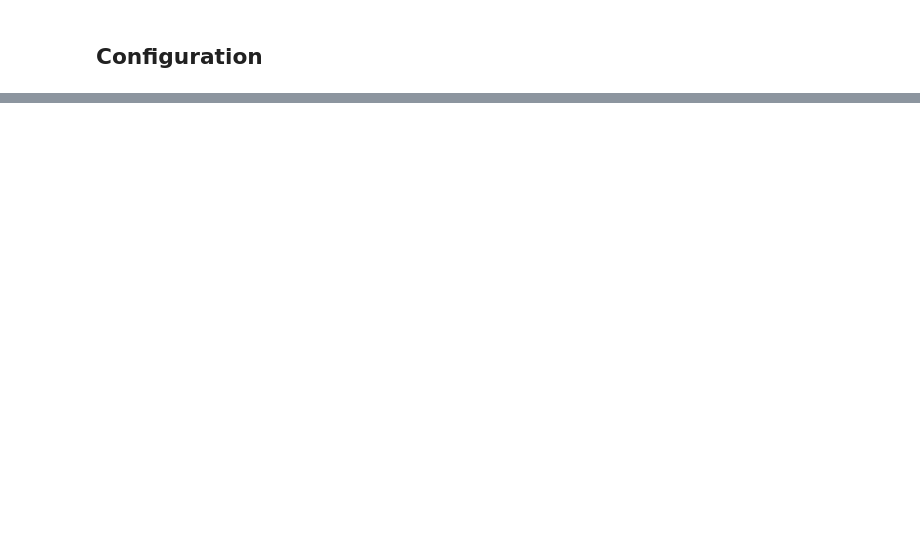
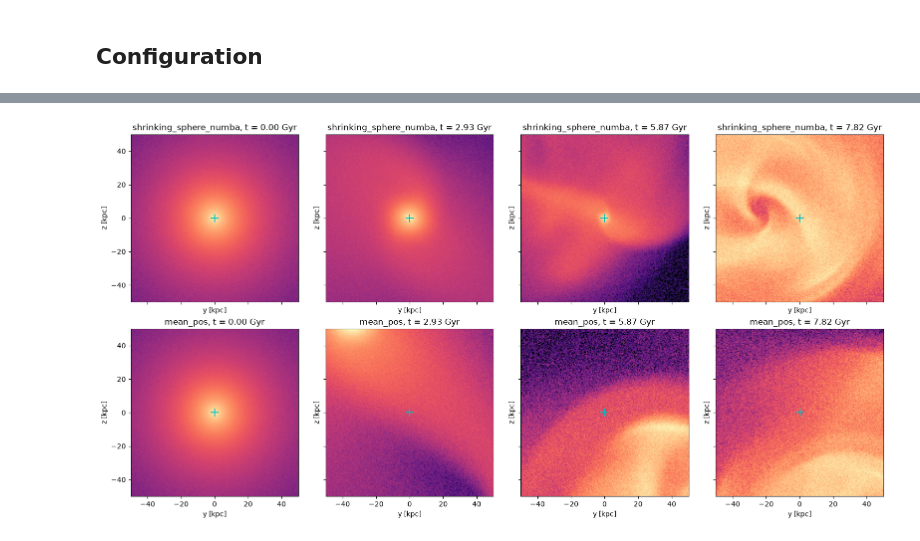
Before and after one commit to jngaravitoc/nba, a Jupyter notebook: tutorials/lmc_centering.ipynb, the cells around one changed output, grey strips where cells are left out. Cells and saved outputs as stored; diff of their text form; code cells hidden in the pictures; blank space fills up the shorter version.

```diff
--- a/tutorials/lmc_centering.ipynb
+++ b/tutorials/lmc_centering.ipynb
@@ -13,11 +16,15 @@ Loading one snapshot needs ~6-7 GB of memory, since `ReadGC21.read_halo` reads a
 # %%
 %matplotlib inline
 import os
+import warnings
 
 import numpy as np
 import matplotlib.pyplot as plt
 from matplotlib.colors import LogNorm
 
 from nba.ios import ReadGC21
+from nba.orbits import orbit, read_orbit
+
+CMAP = plt.get_cmap("magma").with_extremes(bad="black")  # empty pixels in black
 # %% [markdown]
 ## Configuration
@@ -116,0 +155,20 @@ for k in snapshots_to_show:
+# %%
+show = [0, 150, 300, 400]
+box, nbins = 50, 200
+fig, ax = plt.subplots(len(methods), len(show), figsize=(4 * len(show), 4 * len(methods)),
+                       sharex=True, sharey=True, constrained_layout=True)
+for c, k in enumerate(show):
+    lmc_pos = ReadGC21(path, snapname.format(k)).read_halo(["pos"], halo="LMC", ptype="dm")["pos"]
+    for r, m in enumerate(methods):
+        row = orbits[m][orbits[m]["snap"] == k][0]
+        shifted = lmc_pos - [row["x"], row["y"], row["z"]]
+        h, _, _ = np.histogram2d(shifted[:, 1], shifted[:, 2], bins=nbins, range=[[-box, box], [-box, box]])
+        ax[r, c].imshow(h.T, origin="lower", extent=[-box, box, -box, box], norm=LogNorm(vmin=1), cmap=CMAP)
+        ax[r, c].plot(0, 0, "c+", ms=12, mew=1.5)
+        ax[r, c].set_title(f"{m}, t = {row['t']:.2f} Gyr")
+        ax[r, c].set_xlabel("y [kpc]")
+        ax[r, c].set_ylabel("z [kpc]")
+    del lmc_pos
+plt.show()
+# %% [output]
+[figure, added]
```
Also changed, not shown: parts of 20 cells of this notebook, 3 other files.
